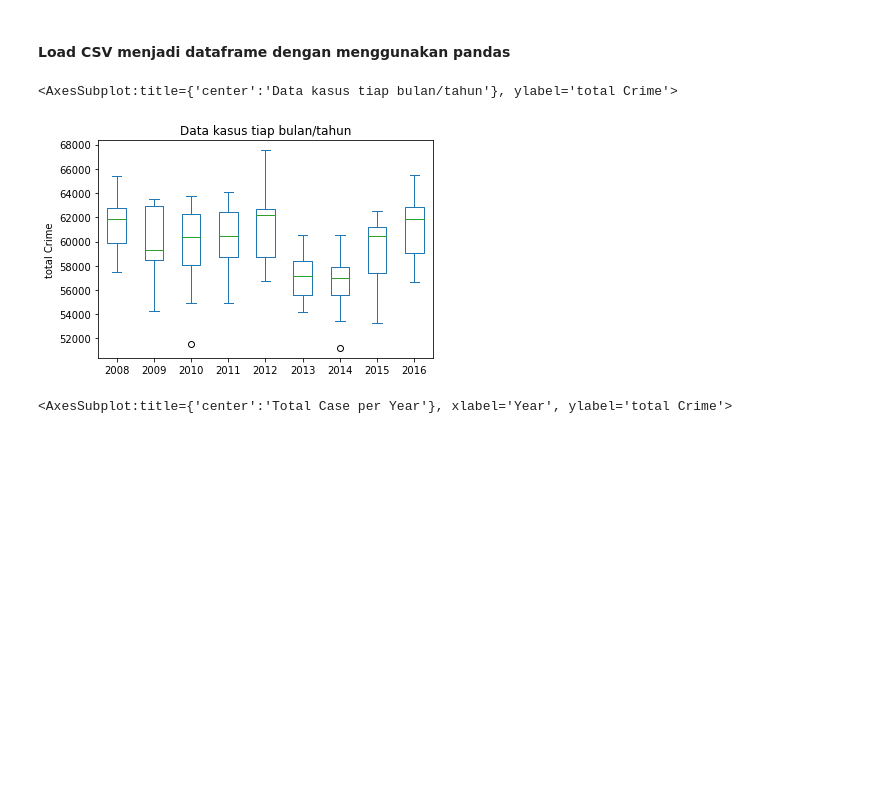
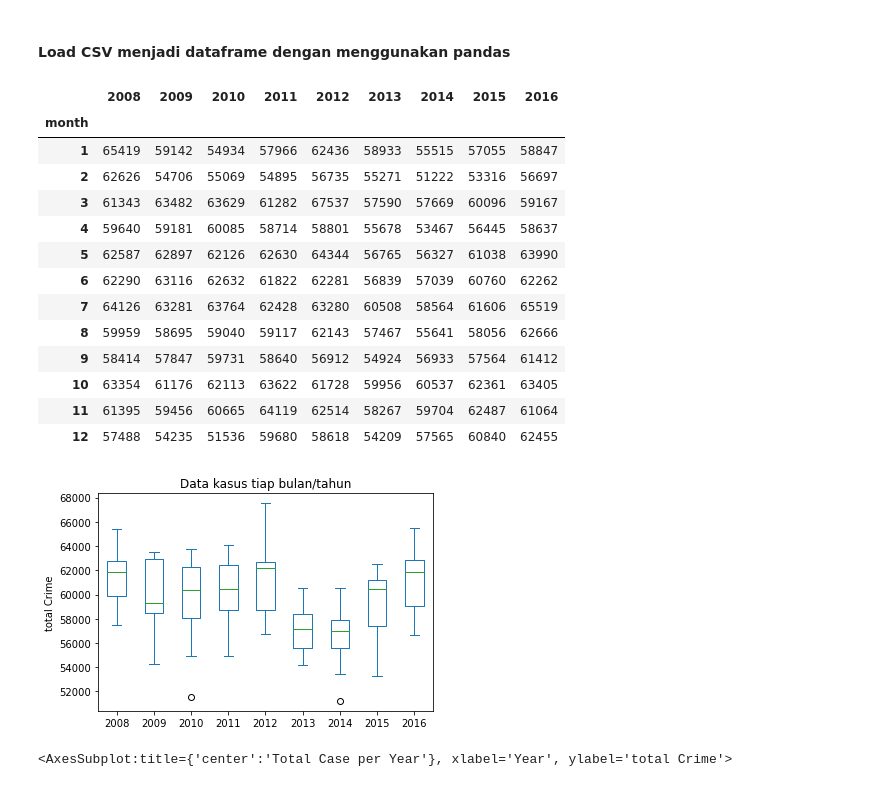
Before and after one commit to fikiwahyu/london_crime_data_analysis, a Jupyter notebook: main.ipynb, the cells around one changed output. Cells and saved outputs as stored; diff of their text form; code cells hidden in the pictures; blank space fills up the shorter version.

```diff
--- a/main.ipynb
+++ b/main.ipynb
@@ -19,12 +19,26 @@ minor_categories = londonDataFrame.groupby("minor_category").count().index #ini
 # %%
 temp = londonDataFrame.groupby(["year", "month"])["value"].sum()
 # boxplot[boxplot.index["year"] == 2008]
 majorcase = pandas.DataFrame()
 for i in years:
     majorcase[i] = temp.T.loc[i]
 majorcase.plot(kind="box", title="Data kasus tiap bulan/tahun", xlabel="Year", ylabel="total Crime")
+majorcase
 # %% [output]
-<AxesSubplot:title={'center':'Data kasus tiap bulan/tahun'}, ylabel='total Crime'>
+|  | 2008 | 2009 | 2010 | 2011 | 2012 | 2013 | 2014 | 2015 | 2016 |
+| month |  |  |  |  |  |  |  |  |  |
+| 1 | 65419 | 59142 | 54934 | 57966 | 62436 | 58933 | 55515 | 57055 | 58847 |
+| 2 | 62626 | 54706 | 55069 | 54895 | 56735 | 55271 | 51222 | 53316 | 56697 |
+| 3 | 61343 | 63482 | 63629 | 61282 | 67537 | 57590 | 57669 | 60096 | 59167 |
+| 4 | 59640 | 59181 | 60085 | 58714 | 58801 | 55678 | 53467 | 56445 | 58637 |
+| 5 | 62587 | 62897 | 62126 | 62630 | 64344 | 56765 | 56327 | 61038 | 63990 |
+| 6 | 62290 | 63116 | 62632 | 61822 | 62281 | 56839 | 57039 | 60760 | 62262 |
+| 7 | 64126 | 63281 | 63764 | 62428 | 63280 | 60508 | 58564 | 61606 | 65519 |
+| 8 | 59959 | 58695 | 59040 | 59117 | 62143 | 57467 | 55641 | 58056 | 62666 |
+| 9 | 58414 | 57847 | 59731 | 58640 | 56912 | 54924 | 56933 | 57564 | 61412 |
+| 10 | 63354 | 61176 | 62113 | 63622 | 61728 | 59956 | 60537 | 62361 | 63405 |
+| 11 | 61395 | 59456 | 60665 | 64119 | 62514 | 58267 | 59704 | 62487 | 61064 |
+| 12 | 57488 | 54235 | 51536 | 59680 | 58618 | 54209 | 57565 | 60840 | 62455 |
 [figure]
 # %%
 #Mendapatkan Rata rata kasus tiap tahun selama tahun 2008 - 2016
```
Also changed, not shown: parts of 2 cells of this notebook, 1 other file.
